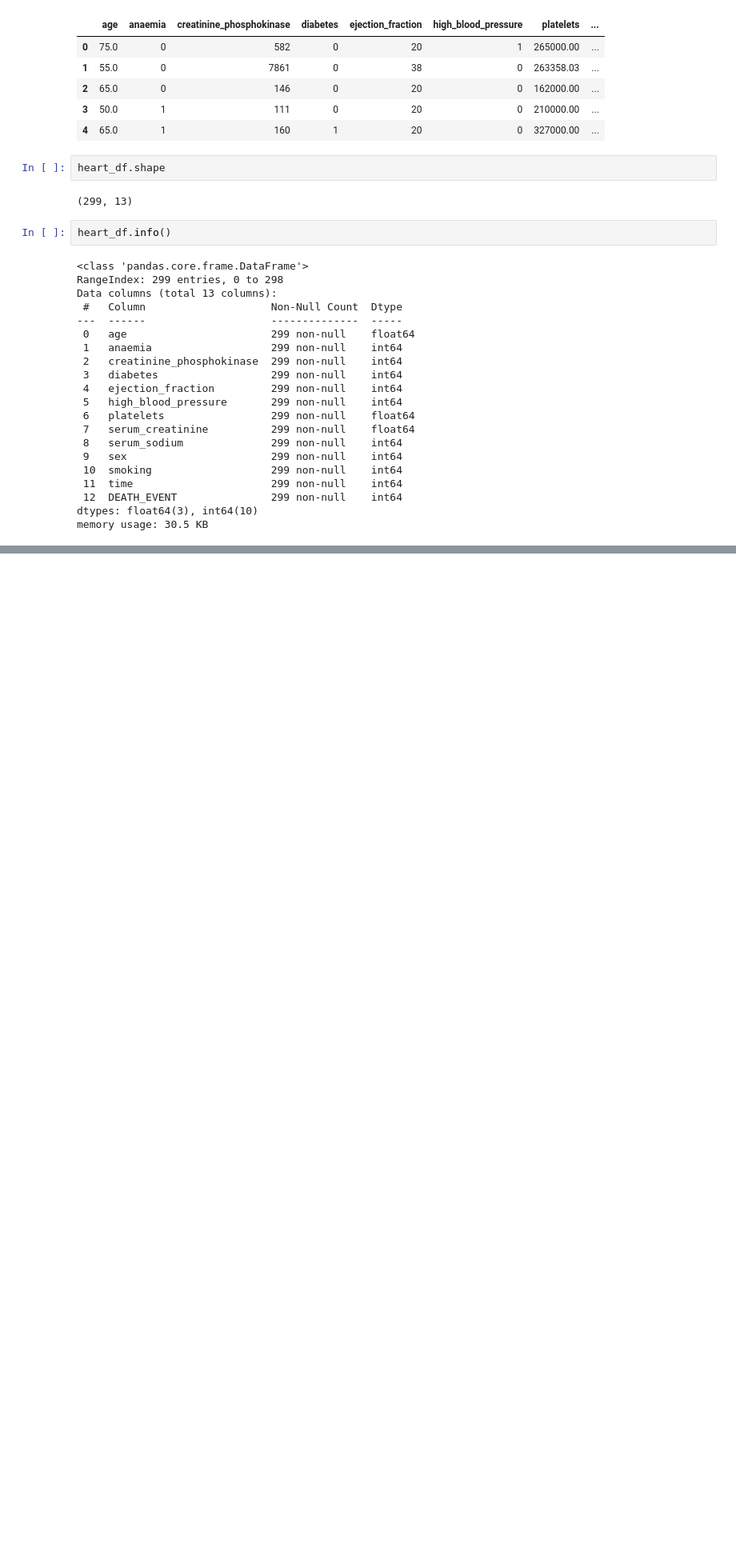
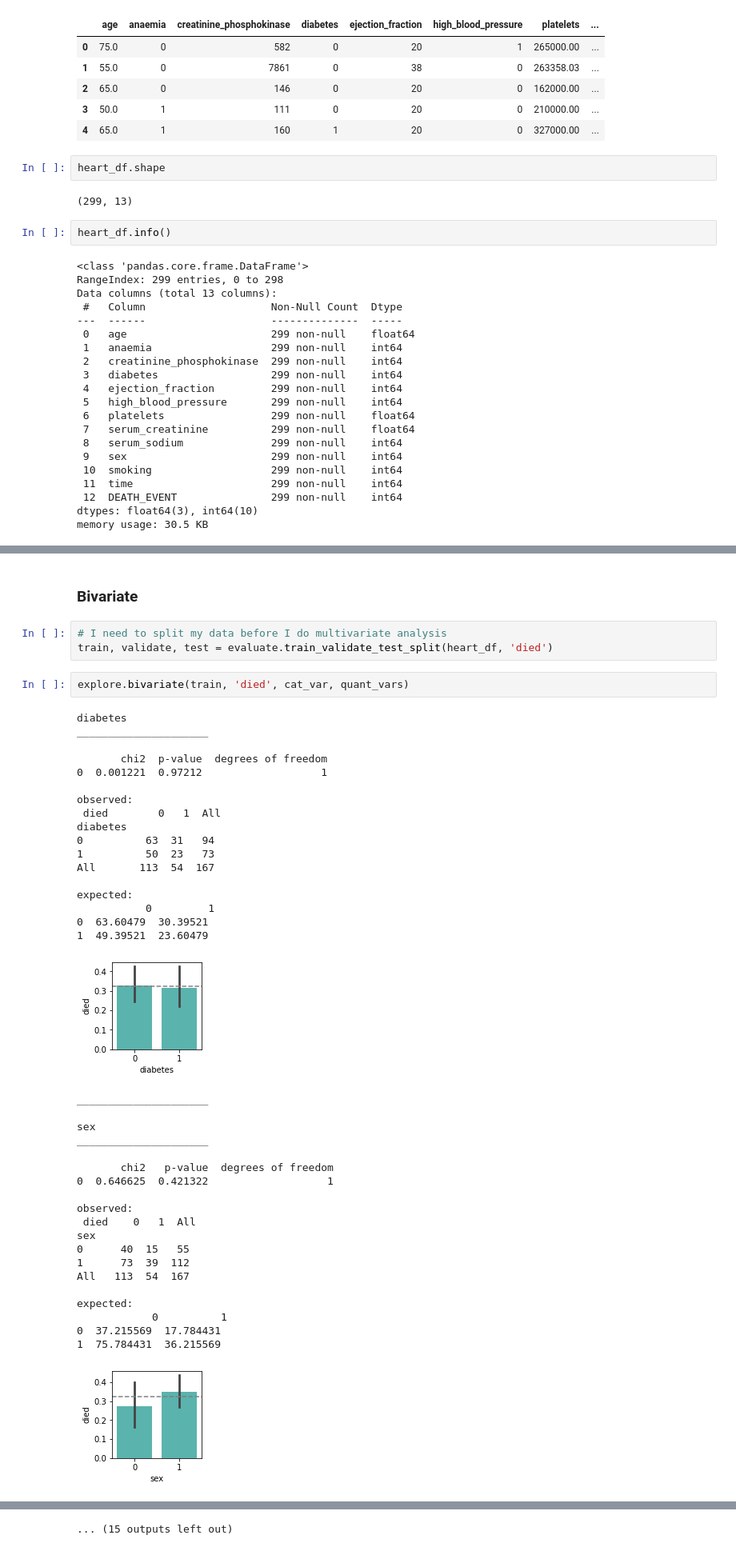
Before and after one commit to parkervoit/predicting-heart-failure, a Jupyter notebook: workbook.ipynb, the cells around one changed output, grey strips where cells are left out. Shown at 80% size. Cells and saved outputs as stored; diff of their text form; blank space fills up the shorter version.

```diff
--- a/workbook.ipynb
+++ b/workbook.ipynb
@@ -102,0 +214,46 @@ heart_df
+# %% [markdown]
+### Bivariate
+# %%
+# I need to split my data before I do multivariate analysis
+train, validate, test = evaluate.train_validate_test_split(heart_df, 'died')
+# %%
+explore.bivariate(train, 'died', cat_var, quant_vars)
+# %% [output]
+diabetes
+_____________________
+
+       chi2  p-value  degrees of freedom
+0  0.001221  0.97212                   1
+
+observed:
+ died        0   1  All
+diabetes
+0          63  31   94
+1          50  23   73
+All       113  54  167
+
+expected:
+           0         1
+0  63.60479  30.39521
+1  49.39521  23.60479
+[figure, added]
+_____________________
+
+sex
+_____________________
+
+       chi2   p-value  degrees of freedom
+0  0.646625  0.421322                   1
+
+observed:
+ died    0   1  All
+sex
+0      40  15   55
+1      73  39  112
+All   113  54  167
+
+expected:
+            0          1
+0  37.215569  17.784431
+1  75.784431  36.215569
+[figure, added]
@@ -102,0 +340 @@ heart_df
+... (15 outputs left out)
```
Also changed, not shown: parts of 50 cells of this notebook, 3 other files.
